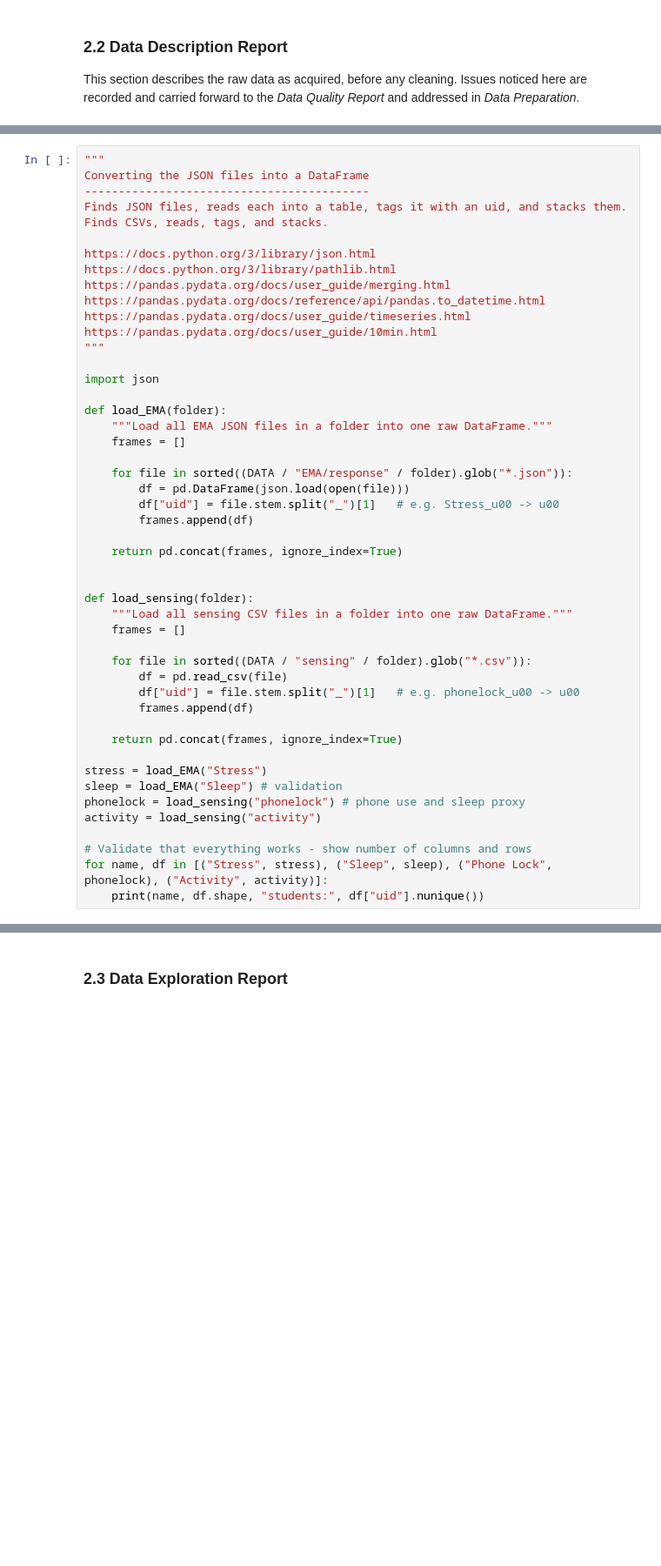
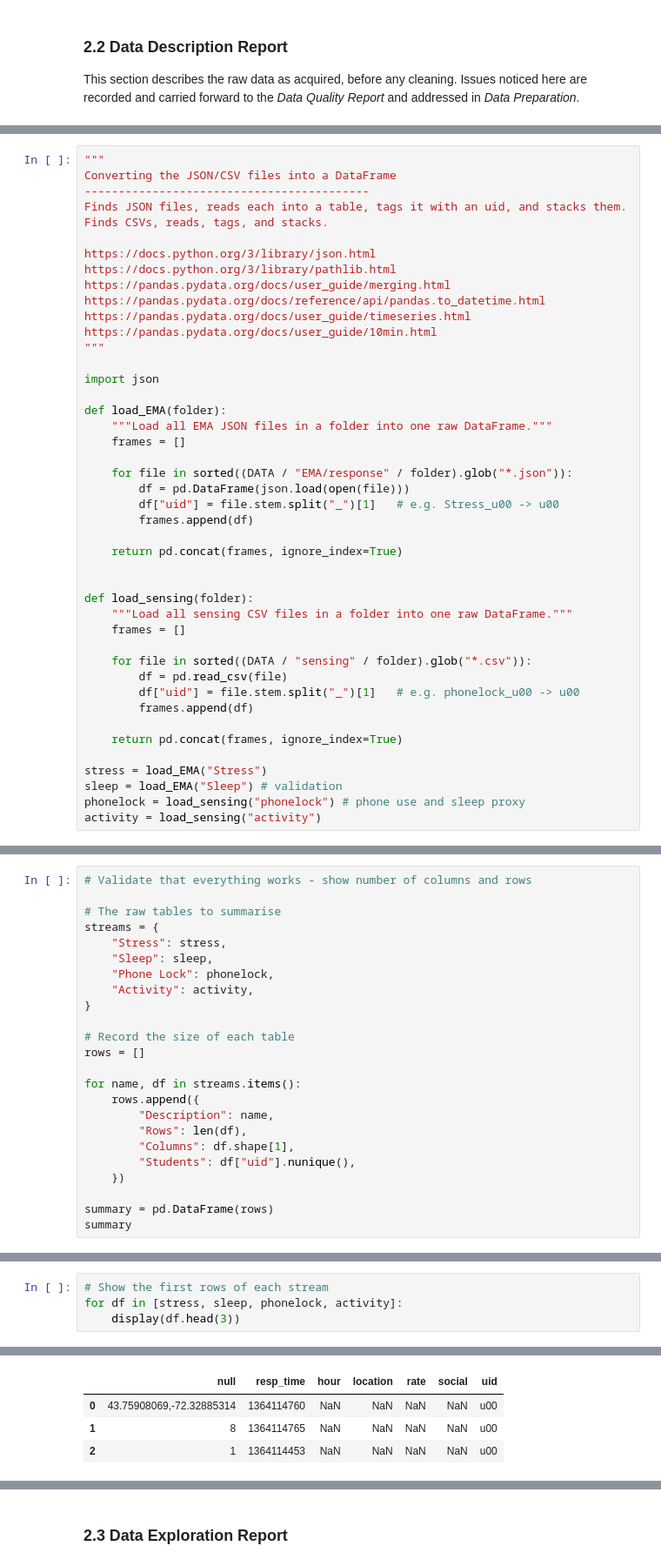
Before and after one commit to dan-1379/Data-Analytics-Project, a Jupyter notebook: notebooks/StudentLife.ipynb, the cells around one changed output, grey strips where cells are left out. Shown at 87% size. Saved outputs shown, nothing was run; the diff lists cells and outputs as text; blank space fills up the shorter version.

```diff
--- a/notebooks/StudentLife.ipynb
+++ b/notebooks/StudentLife.ipynb
@@ -244,6 +246,6 @@ print(DATA, DATA.exists())
 # %%
 """
-Converting the JSON files into a DataFrame
+Converting the JSON/CSV files into a DataFrame
 ------------------------------------------
 Finds JSON files, reads each into a table, tags it with an uid, and stacks them.
 Finds CSVs, reads, tags, and stacks.
@@ -285,7 +287,3 @@ stress = load_EMA("Stress")
 sleep = load_EMA("Sleep") # validation
 phonelock = load_sensing("phonelock") # phone use and sleep proxy
 activity = load_sensing("activity")
-
-# Validate that everything works - show number of columns and rows
-for name, df in [("Stress", stress), ("Sleep", sleep), ("Phone Lock", phonelock), ("Activity", activity)]:
-    print(name, df.shape, "students:", df["uid"].nunique())
@@ -298,0 +323,24 @@ Activity (22842191, 3) students: 49
+# %%
+# Validate that everything works - show number of columns and rows
+
+# The raw tables to summarise
+streams = {
+    "Stress": stress,
+    "Sleep": sleep,
+    "Phone Lock": phonelock,
+    "Activity": activity,
+}
+
+# Record the size of each table
+rows = []
+
+for name, df in streams.items():
+    rows.append({
+        "Description": name,
+        "Rows": len(df),
+        "Columns": df.shape[1],
+        "Students": df["uid"].nunique(),
+    })
+
+summary = pd.DataFrame(rows)
+summary
@@ -308,0 +399,5 @@ Activity (22842191, 3) students: 49
+# %%
+# Show the first rows of each stream
+for df in [stress, sleep, phonelock, activity]:
+    display(df.head(3))
+# %% [output]
@@ -308,0 +408,4 @@ Activity (22842191, 3) students: 49
+|  | null | resp_time | hour | location | rate | social | uid |
+| 0 | 43.75908069,-72.32885314 | 1364114760 | NaN | NaN | NaN | NaN | u00 |
+| 1 | 8 | 1364114765 | NaN | NaN | NaN | NaN | u00 |
+| 2 | 1 | 1364114453 | NaN | NaN | NaN | NaN | u00 |
```
Also changed, not shown: parts of 21 cells of this notebook, 1 other file.
